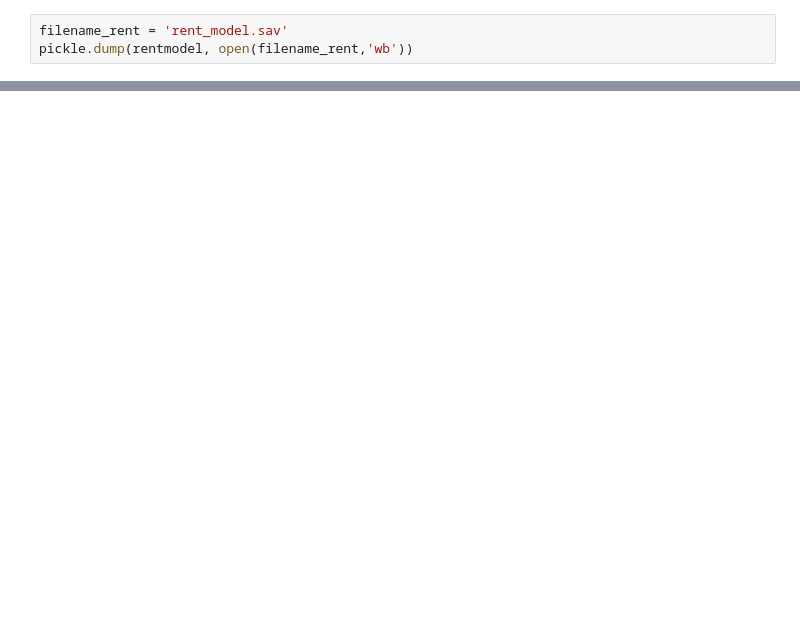
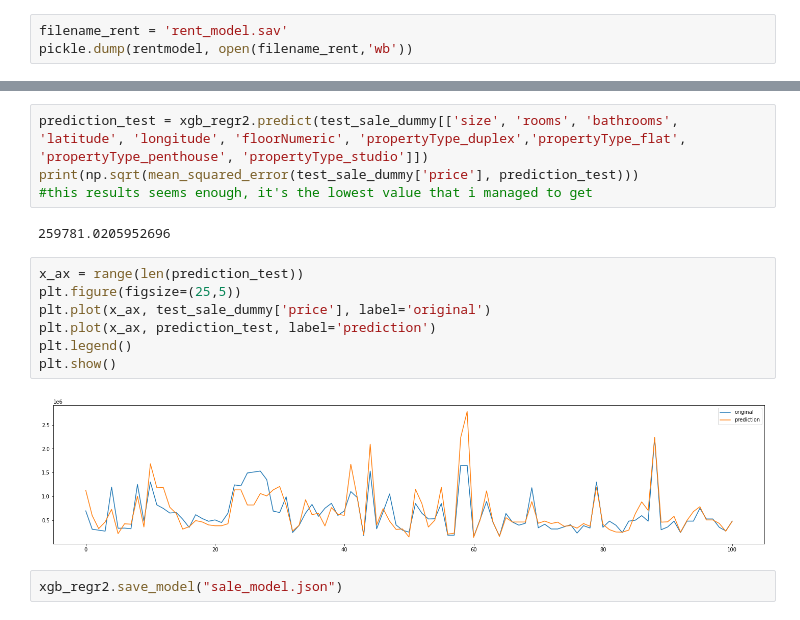
Before and after one commit to Astrobert0/Project-5-scikitlearn, a Jupyter notebook: model_selection.ipynb, the cells around one changed output, grey strips where cells are left out. Drawn from its saved outputs; the diff is of its cells as text; blank space fills up the shorter version.

Commit message:
UI completed, sale model using XGBoost completed, penultimate commit

```diff
--- a/model_selection.ipynb
+++ b/model_selection.ipynb
@@ -231,0 +285,17 @@ since it gives a very low score with the second test data, we will use the ensem
+# %%
+prediction_test = xgb_regr2.predict(test_sale_dummy[['size', 'rooms', 'bathrooms', 'latitude', 'longitude', 'floorNumeric', 'propertyType_duplex','propertyType_flat', 'propertyType_penthouse', 'propertyType_studio']])
+print(np.sqrt(mean_squared_error(test_sale_dummy['price'], prediction_test)))
+#this results seems enough, it's the lowest value that i managed to get
+# %% [output]
+259781.0205952696
+# %%
+x_ax = range(len(prediction_test))
+plt.figure(figsize=(25,5))
+plt.plot(x_ax, test_sale_dummy['price'], label='original')
+plt.plot(x_ax, prediction_test, label='prediction')
+plt.legend()
+plt.show()
+# %% [output]
+[figure, added]
+# %%
+xgb_regr2.save_model("sale_model.json")
```
Also changed, not shown: parts of 21 cells of this notebook, 4 other files.
